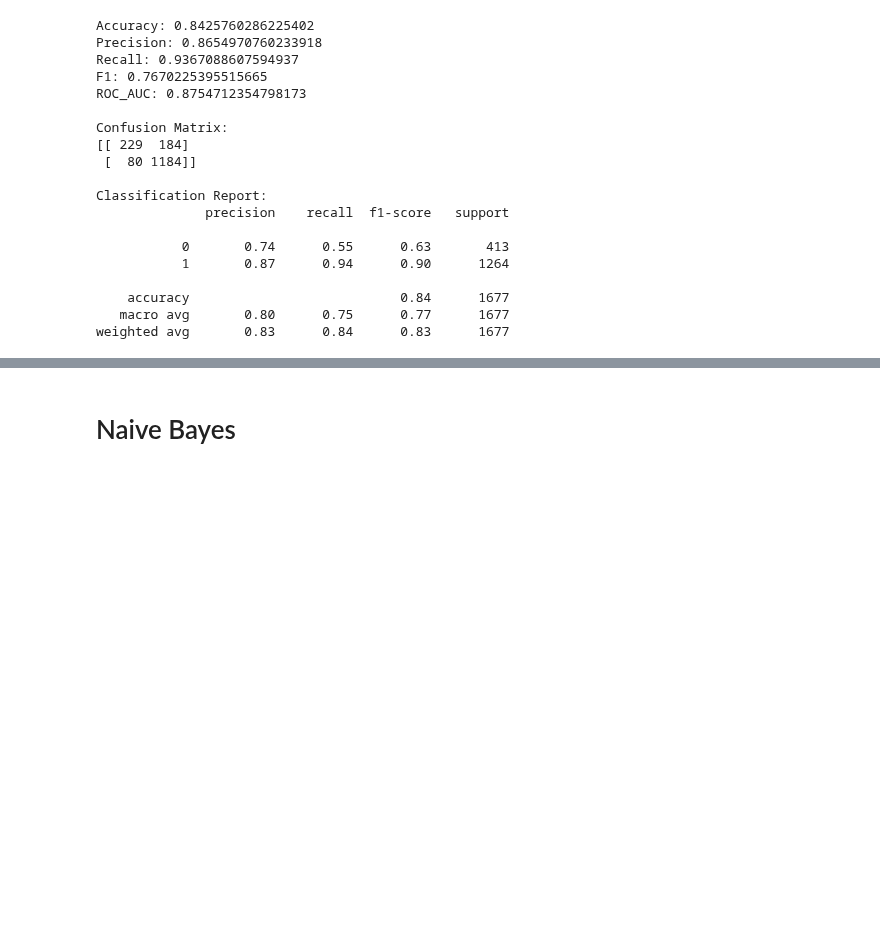
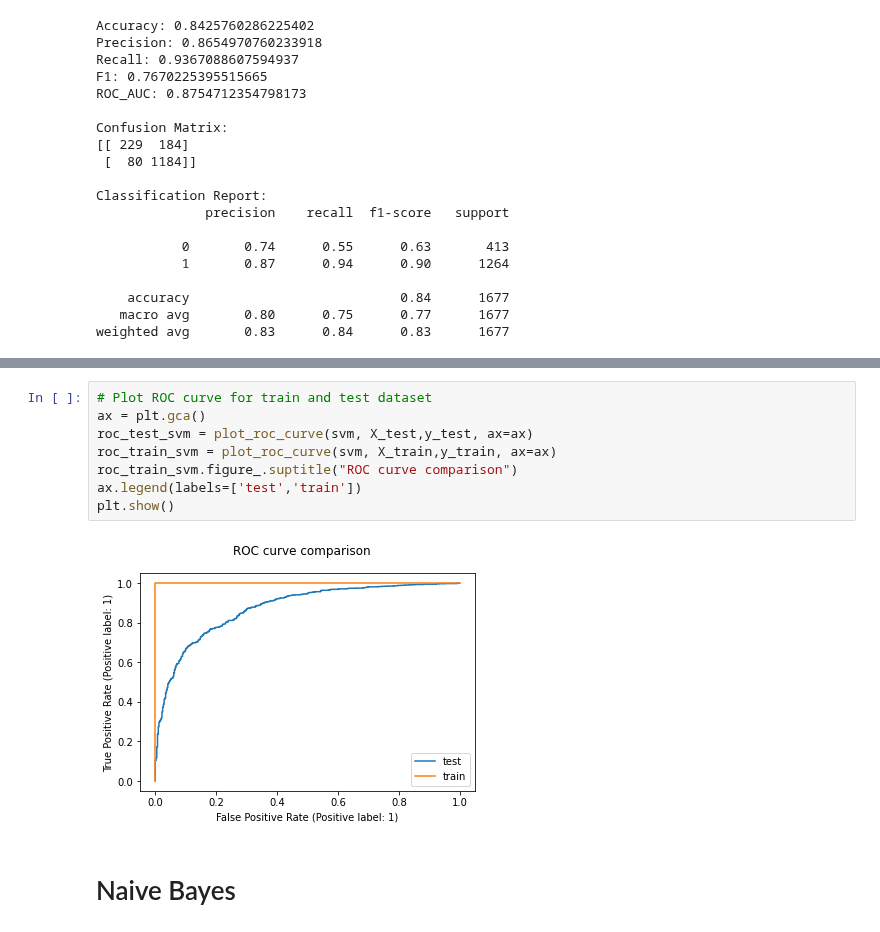
Before and after one commit to kohmin/makeupreviews, a Jupyter notebook: Model Evaluation.ipynb, the cells around one changed output, grey strips where cells are left out. Cells and saved outputs as stored; diff of their text form; blank space fills up the shorter version.

```diff
--- a/Model Evaluation.ipynb
+++ b/Model Evaluation.ipynb
@@ -101,3 +132,13 @@ weighted avg       0.83      0.84      0.83      1677
+# %%
+# Plot ROC curve for train and test dataset
+ax = plt.gca()
+roc_test_svm = plot_roc_curve(svm, X_test,y_test, ax=ax)
+roc_train_svm = plot_roc_curve(svm, X_train,y_train, ax=ax)
+roc_train_svm.figure_.suptitle("ROC curve comparison")
+ax.legend(labels=['test','train'])
+plt.show()
+# %% [output]
+[figure, added]
 # %% [markdown]
 # Naive Bayes
 # %%
```
Also changed, not shown: parts of 8 cells of this notebook.
